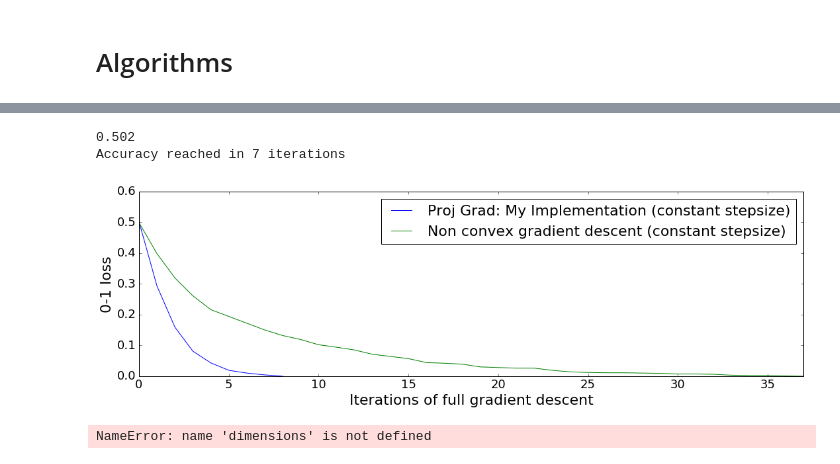
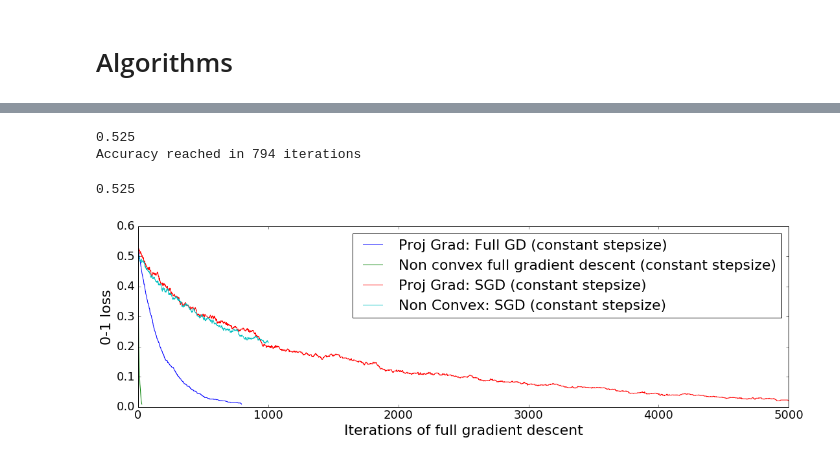
Before and after one commit to GeoCV/Triplets, a Jupyter notebook: mypackage/Metric Learning framework.ipynb, the cells around one changed output, grey strips where cells are left out. Cells and saved outputs as stored; diff of their text form; code cells hidden in the pictures.

```diff
--- a/mypackage/Metric Learning framework.ipynb
+++ b/mypackage/Metric Learning framework.ipynb
@@ -74,0 +69,13 @@ Divergence
+# %%
+X0 = np.random.random((n,d))
+# X0 = X
+stats4= triplet_algorithms(ste_loss,
+                   triplets,
+                   X0,
+                   d,
+                   'sgd',
+                   0.1,
+                   iters=5000,
+                   epsilon = 0.01,
+                       proj=None,
+                          debug=False)
@@ -86,10 +95,22 @@ stats2 = triplet_algorithms(ste_loss_convex,
                    M0,
                    d,
                    'full_grad',
-                    1000,
-                   iters=100,
-                   epsilon = accuracy,
+                    10,
+                   iters=5000,
+                   epsilon =0.01,
                    proj=projected)
 # %% [output]
-0.502
-Accuracy reached in 7 iterations
+0.525
+Accuracy reached in 794 iterations
+# %%
+stats3 = triplet_algorithms(ste_loss_convex,
+                            triplets,
+                            M0,
+                            d,
+                            'sgd',
+                            3,
+                            iters=5000,
+                            epsilon = 0.01,
+                            proj=projected)
+# %% [output]
+0.525
@@ -96,20 +119,22 @@ Accuracy reached in 7 iterations
 # %%
 df = pd.DataFrame([stats2['emp'],
-                   stats['emp'],
-#                    proj_grad_loss_arr
+                   stats1['emp'],
+                   stats3['emp'],
+                   stats4['emp'],
                   ]
                  ).T
-df.columns = ['Proj Grad: My Implementation (constant stepsize)',
-              'Non convex gradient descent (constant stepsize)',
-#               'Proj Grad: Next Implementation (backtracking)'
+df.columns = ['Proj Grad: Full GD (constant stepsize)',
+              'Non convex full gradient descent (constant stepsize)',
+              'Proj Grad: SGD (constant stepsize)',
+              'Non Convex: SGD (constant stepsize)',
              ]
 
 ax = df.plot(figsize=(18,5), fontsize=18)
 ax.set_ylabel('0-1 loss', fontsize=22)
 ax.set_xlabel('Iterations of full gradient descent', fontsize=22)
 ax.legend(fontsize=22);
 # %% [output]
-[figure, old version]
+[figure, new version]
 # %%
 # SGD
 # SVRG
@@ -191,7 +216,5 @@ if choice == 'all':
                                 iters=500,
                                 epsilon = 0.01,
                                 proj=projected)
-# %% [output]
-NameError: name 'dimensions' is not defined
 # %%
 sta
```
Also changed, not shown: parts of 7 cells of this notebook, 1 other file.
